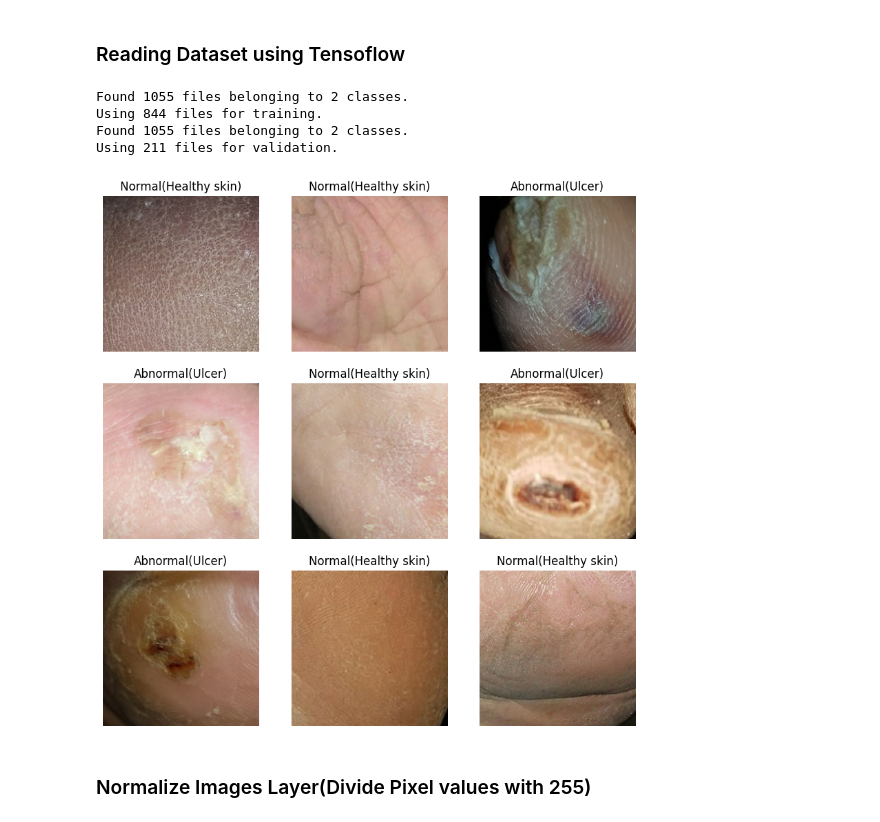
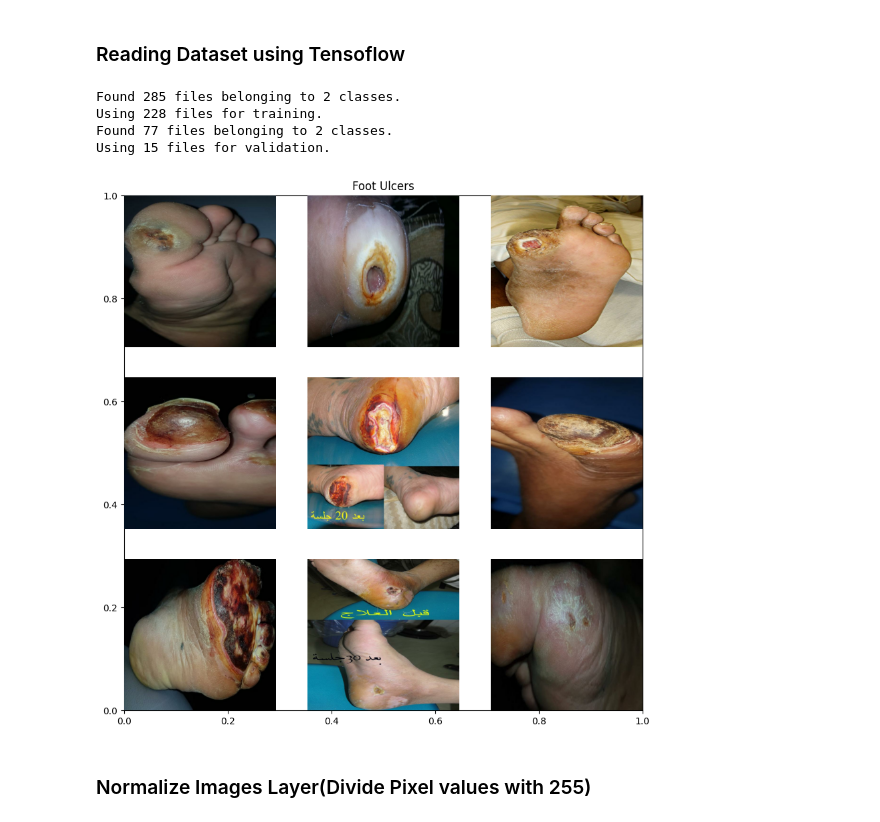
Before and after one commit to dimsparagis0210/DFU-using-Deep-Learning, a Jupyter notebook: DFU_using_Deep_Learning_Thesis_Notebook.ipynb, the cells around one changed output. Cells and saved outputs as stored; diff of their text form; code cells hidden in the pictures.

```diff
--- a/DFU_using_Deep_Learning_Thesis_Notebook.ipynb
+++ b/DFU_using_Deep_Learning_Thesis_Notebook.ipynb
@@ -16,12 +16,14 @@ Drive already mounted at /content/drive; to attempt to forcibly remount, call dr
 import os
 
 # Define dataset path (adjust if needed)
-dataset_path = "/content/drive/MyDrive/DFU/Original Images"
-trainset_path = "/content/drive/MyDrive/DFU/Patches"
-testset_path = "/content/drive/MyDrive/DFU/TestSet"
+dataset = 'drive/MyDrive/DFU_Data'
+original = dataset + '/images'
+trainset = dataset + '/train'
+testset = dataset + '/test'
+validset = dataset + '/valid'
 
 # List categories (folders)
-images = os.listdir(dataset_path)
+# os.listdir(original)
 # %%
 import tensorflow as tf
 import keras
@@ -144,10 +112,10 @@ plt.show()
 # %%
 # Load dataset
 batch_size = 32
-img_size = (224, 224)  # Resize images to 224x224
+img_size = (640, 640)
 
 train_dataset = tf.keras.utils.image_dataset_from_directory(
-    trainset_path,
+    trainset,
     validation_split = 0.2,
     subset = "training",
     shuffle = True,
@@ -157,7 +125,7 @@ train_dataset = tf.keras.utils.image_dataset_from_directory(
 )
 
 validation_dataset = tf.keras.utils.image_dataset_from_directory(
-    trainset_path,
+    validset,
     validation_split = 0.2,
     subset = "validation",
     shuffle=True,
@@ -169,21 +137,21 @@ validation_dataset = tf.keras.utils.image_dataset_from_directory(
 # Get class names
 class_names = train_dataset.class_names
 # %% [output]
-Found 1055 files belonging to 2 classes.
-Using 844 files for training.
-Found 1055 files belonging to 2 classes.
-Using 211 files for validation.
+Found 285 files belonging to 2 classes.
+Using 228 files for training.
+Found 77 files belonging to 2 classes.
+Using 15 files for validation.
 # %%
 # Get a batch of images
 plt.figure(figsize=(10, 10))
+plt.title('Foot Ulcers')
 for images, labels in train_dataset.take(1):  # Take one batch
     for i in range(9):  # Show 9 images
         ax = plt.subplot(3, 3, i + 1)
         plt.imshow(images[i].numpy().astype("uint8"))
-        plt.title(class_names[labels[i]])
         plt.axis("off")
 # %% [output]
-[figure, old version]
+[figure, new version]
 # %% [markdown]
 ### Normalize Images Layer(Divide Pixel values with 255)
 # %%
```
Also changed, not shown: parts of 22 cells of this notebook.
